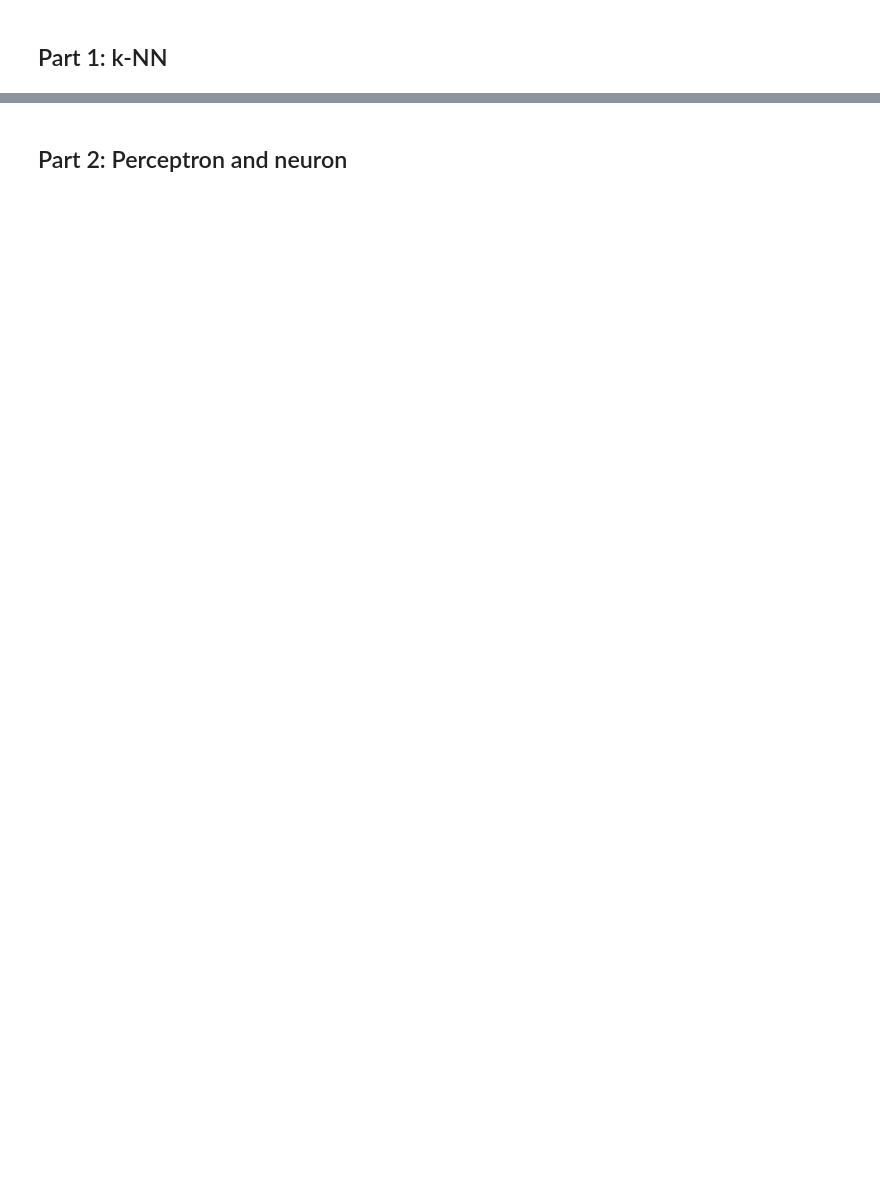
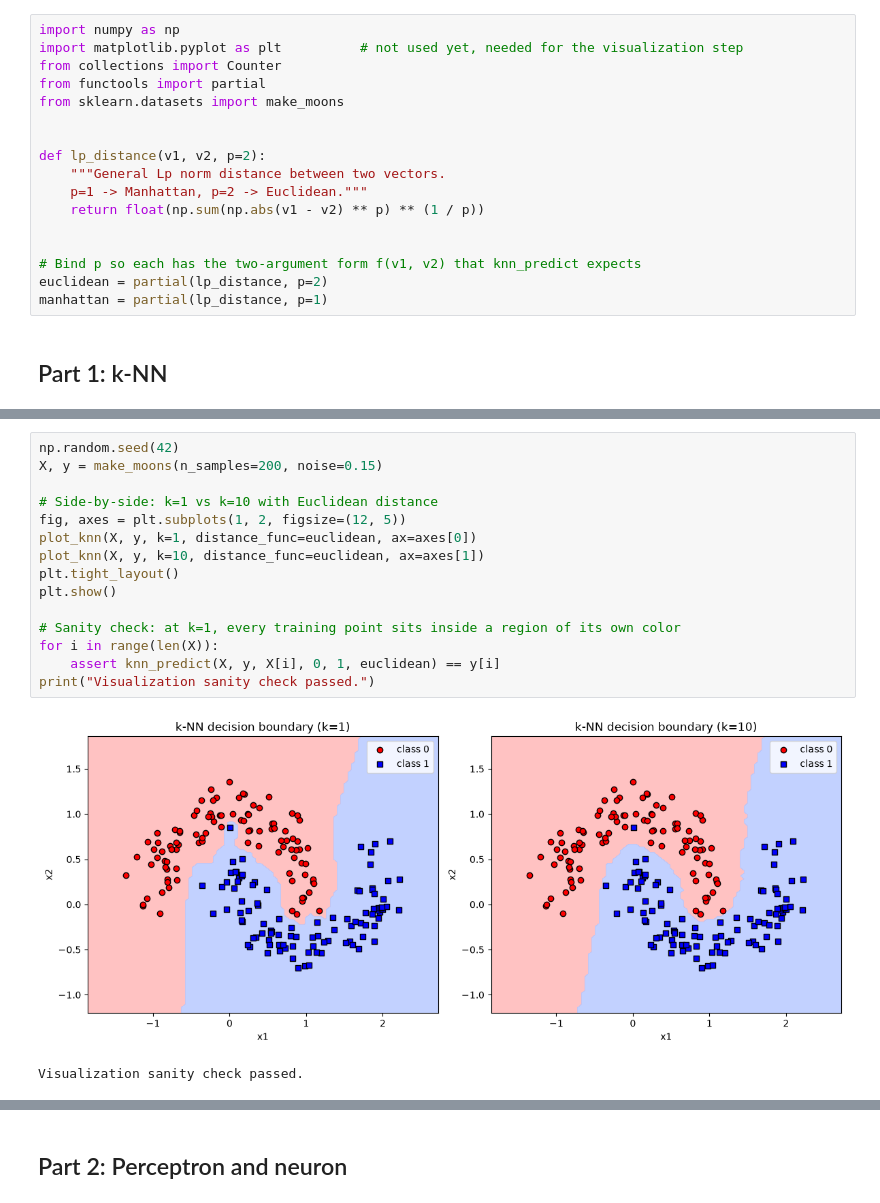
Before and after one commit to JonathanSchwenk/cs6220_HW3, a Jupyter notebook: homework_3.ipynb, the cells around one changed output, grey strips where cells are left out. Cells and saved outputs as stored; diff of their text form; blank space fills up the shorter version.

```diff
--- a/homework_3.ipynb
+++ b/homework_3.ipynb
@@ -1,4 +1,21 @@
 # %% [markdown]
 ## Setup and imports
+# %%
+import numpy as np
+import matplotlib.pyplot as plt          # not used yet, needed for the visualization step
+from collections import Counter
+from functools import partial
+from sklearn.datasets import make_moons
+
+
+def lp_distance(v1, v2, p=2):
+    """General Lp norm distance between two vectors.
+    p=1 -> Manhattan, p=2 -> Euclidean."""
+    return float(np.sum(np.abs(v1 - v2) ** p) ** (1 / p))
+
+
+# Bind p so each has the two-argument form f(v1, v2) that knn_predict expects
+euclidean = partial(lp_distance, p=2)
+manhattan = partial(lp_distance, p=1)
 # %% [markdown]
 ## Part 1: k-NN
@@ -4,0 +141,18 @@
+# %%
+np.random.seed(42)
+X, y = make_moons(n_samples=200, noise=0.15)
+
+# Side-by-side: k=1 vs k=10 with Euclidean distance
+fig, axes = plt.subplots(1, 2, figsize=(12, 5))
+plot_knn(X, y, k=1, distance_func=euclidean, ax=axes[0])
+plot_knn(X, y, k=10, distance_func=euclidean, ax=axes[1])
+plt.tight_layout()
+plt.show()
+
+# Sanity check: at k=1, every training point sits inside a region of its own color
+for i in range(len(X)):
+    assert knn_predict(X, y, X[i], 0, 1, euclidean) == y[i]
+print("Visualization sanity check passed.")
+# %% [output]
+[figure, added]
+Visualization sanity check passed.
```
Also changed, not shown: parts of 28 cells of this notebook, 2 other files.
